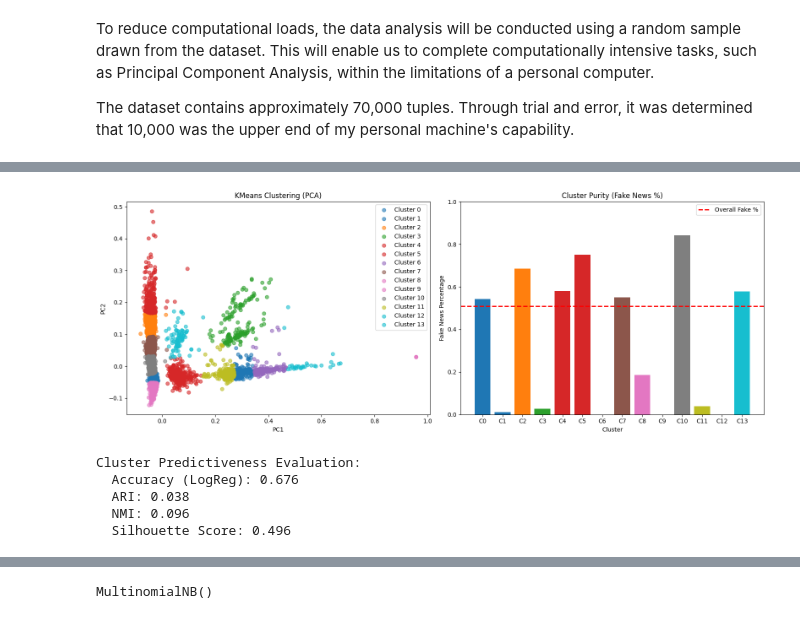
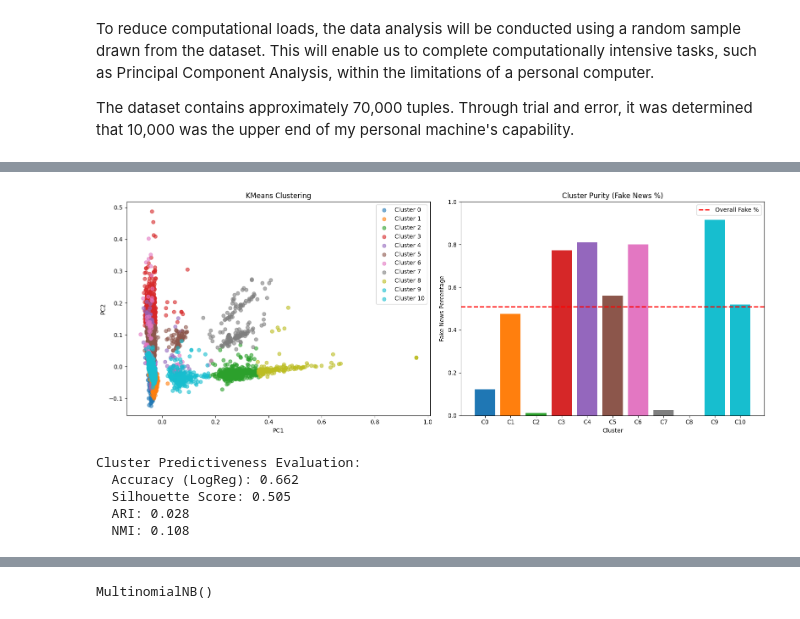
Before and after one commit to link1226/CAP4770-Project, a Jupyter notebook: notebooks/JoesNotebook.ipynb, the cells around one changed output, grey strips where cells are left out. Cells and saved outputs as stored; diff of their text form; code cells hidden in the pictures.

```diff
--- a/notebooks/JoesNotebook.ipynb
+++ b/notebooks/JoesNotebook.ipynb
@@ -329,0 +499,5 @@ plot_pca_projection(x_pca, labels_sample, vec_name="TfidfVectorizer")
+# %%
+pca = PCA(n_components=3)
+x_pca_3d = pca.fit_transform(tfidf_vectorizer.fit_transform(titles_sample).toarray())
+
+plot_pca_projection_3d(x_pca_3d, labels_sample, vec_name="TF-IDF")
@@ -340,16 +523,16 @@ evaluate_clustering_model(x_pca, labels_sample, range(12, 17))
 # %%
 # Perform Cluster Analysis
-kmeans = KMeans(n_clusters=14, random_state=42)
-cluster_labels_kmeans = kmeans.fit_predict(x_pca)
-analyze_cluster_purity(x_pca, cluster_labels_kmeans, labels_sample)
+kmeans = KMeans(n_clusters=11, random_state=42)
+cluster_labels_kmeans = kmeans.fit_predict(x_pca_3d)
+analyze_cluster_purity(x_pca_3d, cluster_labels_kmeans, labels_sample)
 # %% [output]
-[figure, old version]
+[figure, new version]
 # %%
 # Determine Cluster Predictivity
-evaluate_cluster_predictivity(x_pca, cluster_labels_kmeans, labels_sample)
+evaluate_cluster_predictivity(x_pca_3d, cluster_labels_kmeans, labels_sample)
 # %% [output]
 Cluster Predictiveness Evaluation:
-  Accuracy (LogReg): 0.676
-  ARI: 0.038
-  NMI: 0.096
-  Silhouette Score: 0.496
+  Accuracy (LogReg): 0.662
+  Silhouette Score: 0.505
+  ARI: 0.028
+  NMI: 0.108
```
Also changed, not shown: parts of 58 cells of this notebook.
